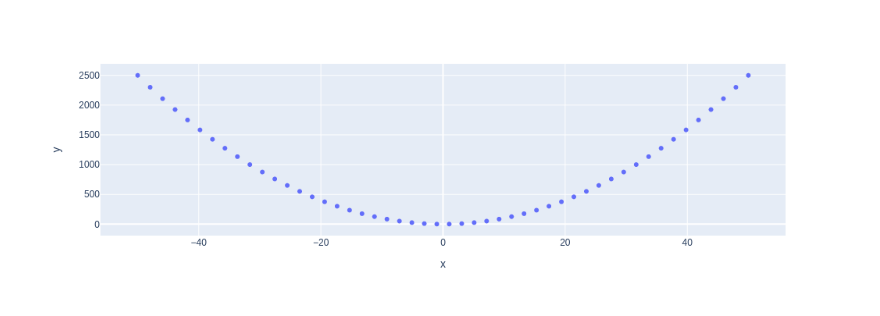
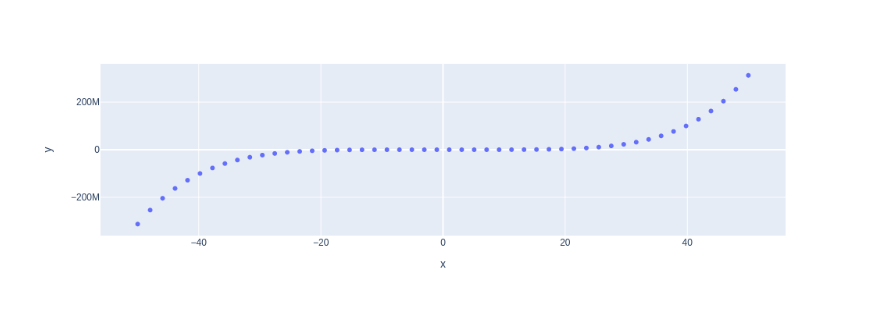
Before and after one commit to gitk8s/mynb, a Jupyter notebook: experiment1.ipynb, the cells around one changed output. Saved outputs shown, nothing was run; the diff lists cells and outputs as text; code cells hidden in the pictures.

```diff
--- a/experiment1.ipynb
+++ b/experiment1.ipynb
@@ -1,13 +1,13 @@
 # %%
 import numpy as np
 import plotly.express as px
 
 #x-axis data points
 x = np.linspace(start=-50, stop=50)
 #y-axis
-y = x ** 2
+y = x ** 5
 #define the plot
 fig = px.scatter(x=x, y=y)
 fig.show()
 # %% [output]
-[figure, old version]
+[figure, new version]
```
